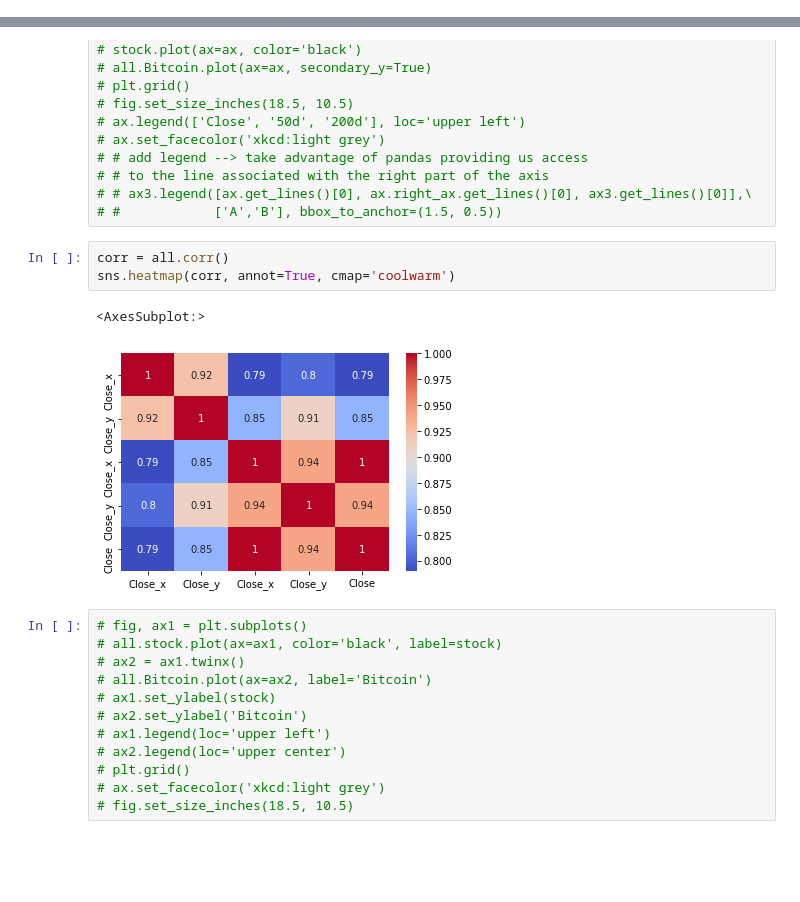
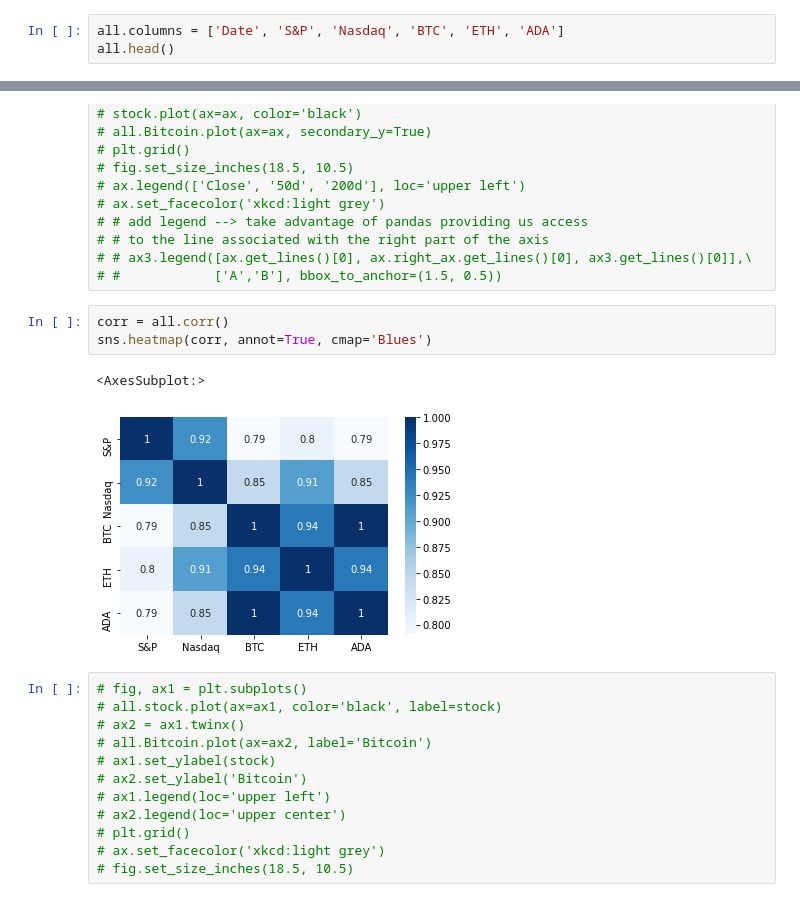
Before and after one commit to justinboggs/finance, a Jupyter notebook: correlate.ipynb, the cells around one changed output, grey strips where cells are left out. Saved outputs shown, nothing was run; the diff lists cells and outputs as text; blank space fills up the shorter version.

```diff
--- a/correlate.ipynb
+++ b/correlate.ipynb
@@ -186,3 +186,6 @@ all.head()
 | 2 | 2020-01-06 | 3246.28 | 9071.47 | 7759.1 | 144.08 | 7759.1 |
 | 3 | 2020-01-07 | 3237.18 | 9068.58 | 8155.7 | 143.04 | 8155.7 |
 | 4 | 2020-01-08 | 3253.05 | 9129.24 | 8059.6 | 140.81 | 8059.6 |
+# %%
+all.columns = ['Date', 'S&P', 'Nasdaq', 'BTC', 'ETH', 'ADA']
+all.head()
@@ -225,10 +235,10 @@ all.head()
 # #            ['A','B'], bbox_to_anchor=(1.5, 0.5))
 # %%
 corr = all.corr()
-sns.heatmap(corr, annot=True, cmap='coolwarm')
+sns.heatmap(corr, annot=True, cmap='Blues')
 # %% [output]
 <AxesSubplot:>
-[figure, old version]
+[figure, new version]
 # %%
 # fig, ax1 = plt.subplots()
 # all.stock.plot(ax=ax1, color='black', label=stock)
```
Also changed, not shown: parts of 1 cell of this notebook.
